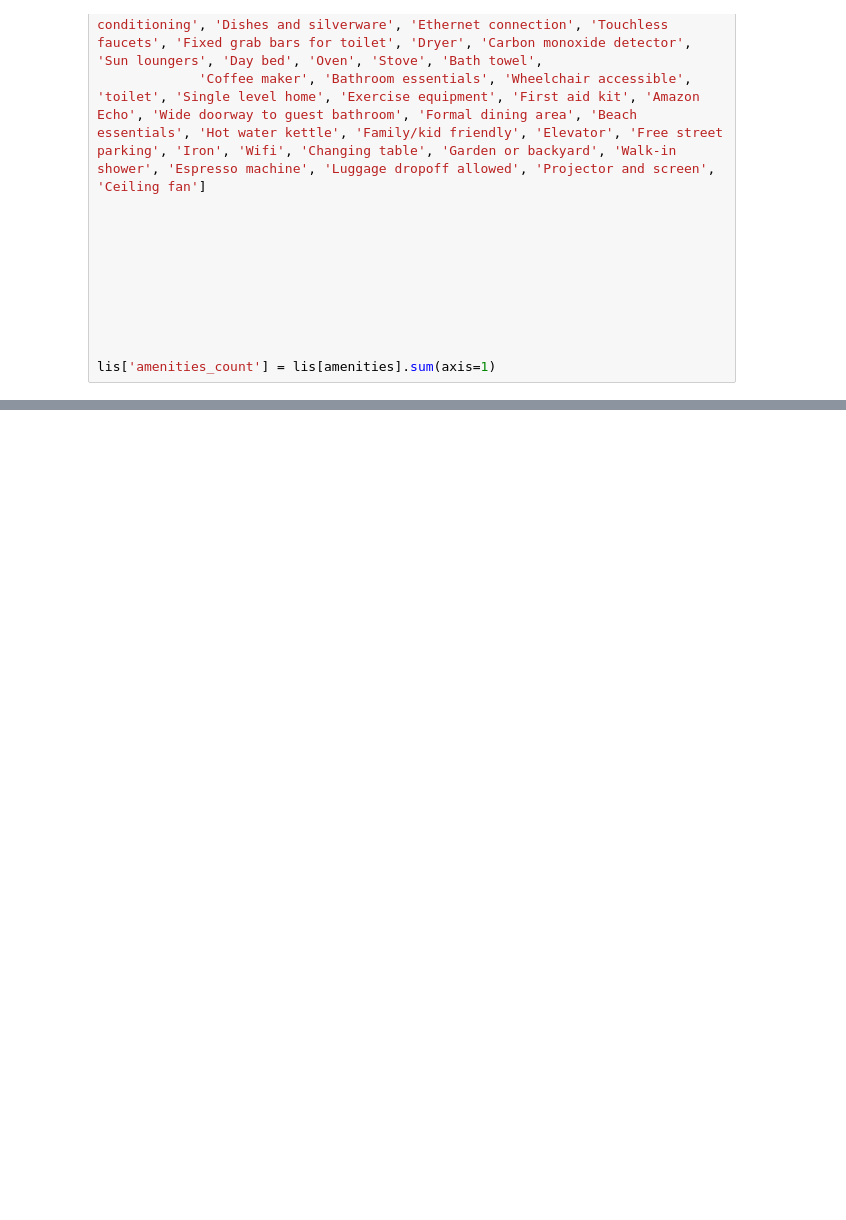
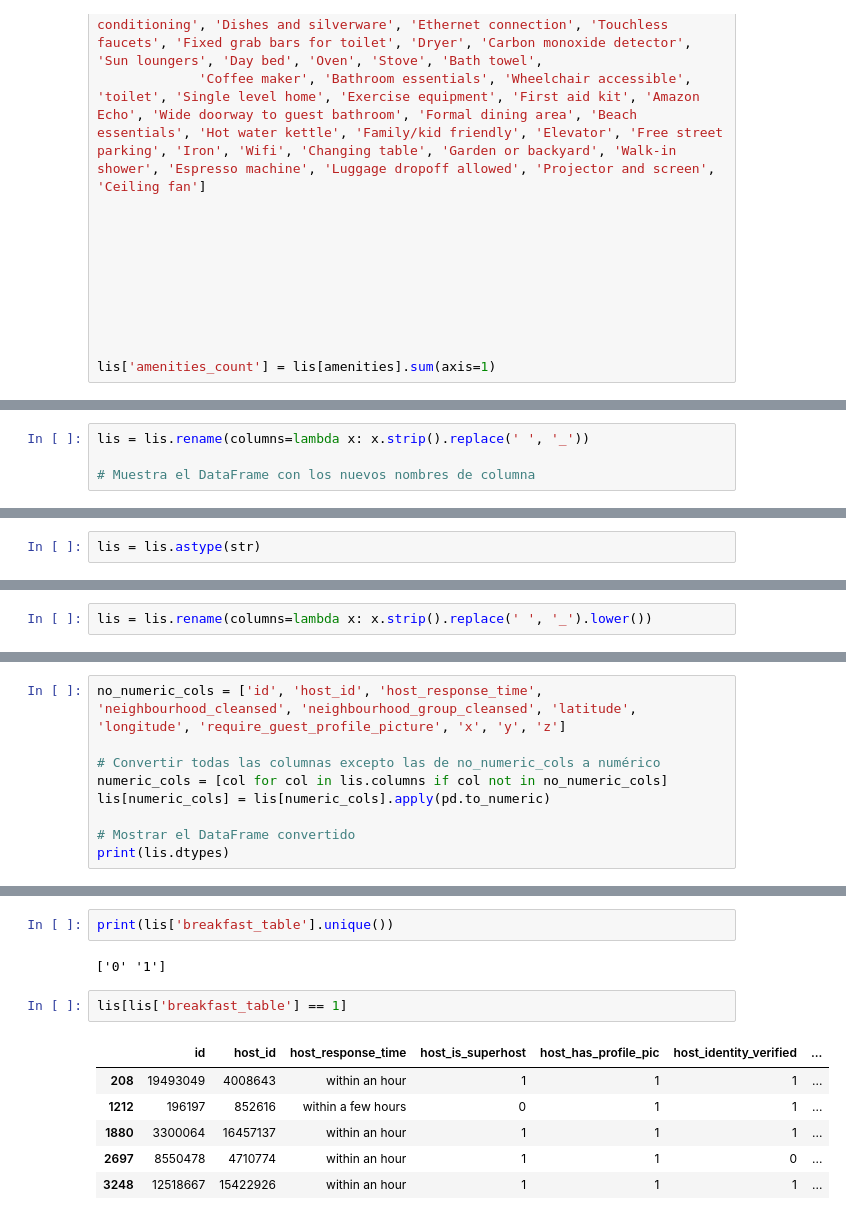
Before and after one commit to PedroVidales/Proyecto-Final_, a Jupyter notebook: main/Retoques.ipynb, the cells around one changed output, grey strips where cells are left out. Saved outputs shown, nothing was run; the diff lists cells and outputs as text; blank space fills up the shorter version.

```diff
--- a/main/Retoques.ipynb
+++ b/main/Retoques.ipynb
@@ -176,0 +200,4 @@ plt.show()
+# %%
+lis = lis.rename(columns=lambda x: x.strip().replace(' ', '_'))
+
+# Muestra el DataFrame con los nuevos nombres de columna
@@ -176,0 +223,2 @@ plt.show()
+# %%
+lis = lis.astype(str)
@@ -176,0 +235,2 @@ plt.show()
+# %%
+lis = lis.rename(columns=lambda x: x.strip().replace(' ', '_').lower())
@@ -176,0 +257,9 @@ plt.show()
+# %%
+no_numeric_cols = ['id', 'host_id', 'host_response_time', 'neighbourhood_cleansed', 'neighbourhood_group_cleansed', 'latitude', 'longitude', 'require_guest_profile_picture', 'x', 'y', 'z']
+
+# Convertir todas las columnas excepto las de no_numeric_cols a numérico
+numeric_cols = [col for col in lis.columns if col not in no_numeric_cols]
+lis[numeric_cols] = lis[numeric_cols].apply(pd.to_numeric)
+
+# Mostrar el DataFrame convertido
+print(lis.dtypes)
@@ -176,0 +279,13 @@ plt.show()
+# %%
+print(lis['breakfast_table'].unique())
+# %% [output]
+['0' '1']
+# %%
+lis[lis['breakfast_table'] == 1]
+# %% [output]
+|  | id | host_id | host_response_time | host_is_superhost | host_has_profile_pic | host_identity_verified | ... |
+| 208 | 19493049 | 4008643 | within an hour | 1 | 1 | 1 | ... |
+| 1212 | 196197 | 852616 | within a few hours | 0 | 1 | 1 | ... |
+| 1880 | 3300064 | 16457137 | within an hour | 1 | 1 | 1 | ... |
+| 2697 | 8550478 | 4710774 | within an hour | 1 | 1 | 0 | ... |
+| 3248 | 12518667 | 15422926 | within an hour | 1 | 1 | 1 | ... |
```
Also changed, not shown: parts of 22 cells of this notebook, 4 other files.
